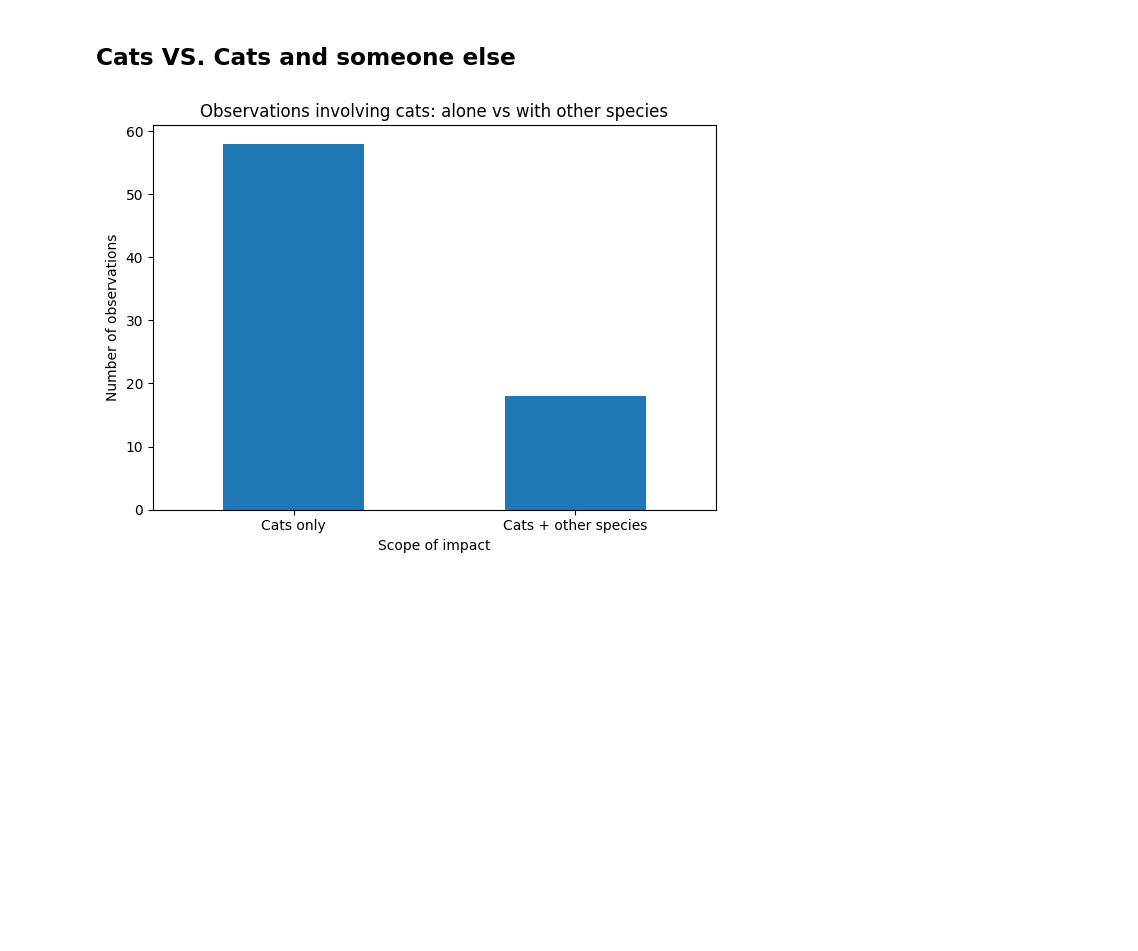
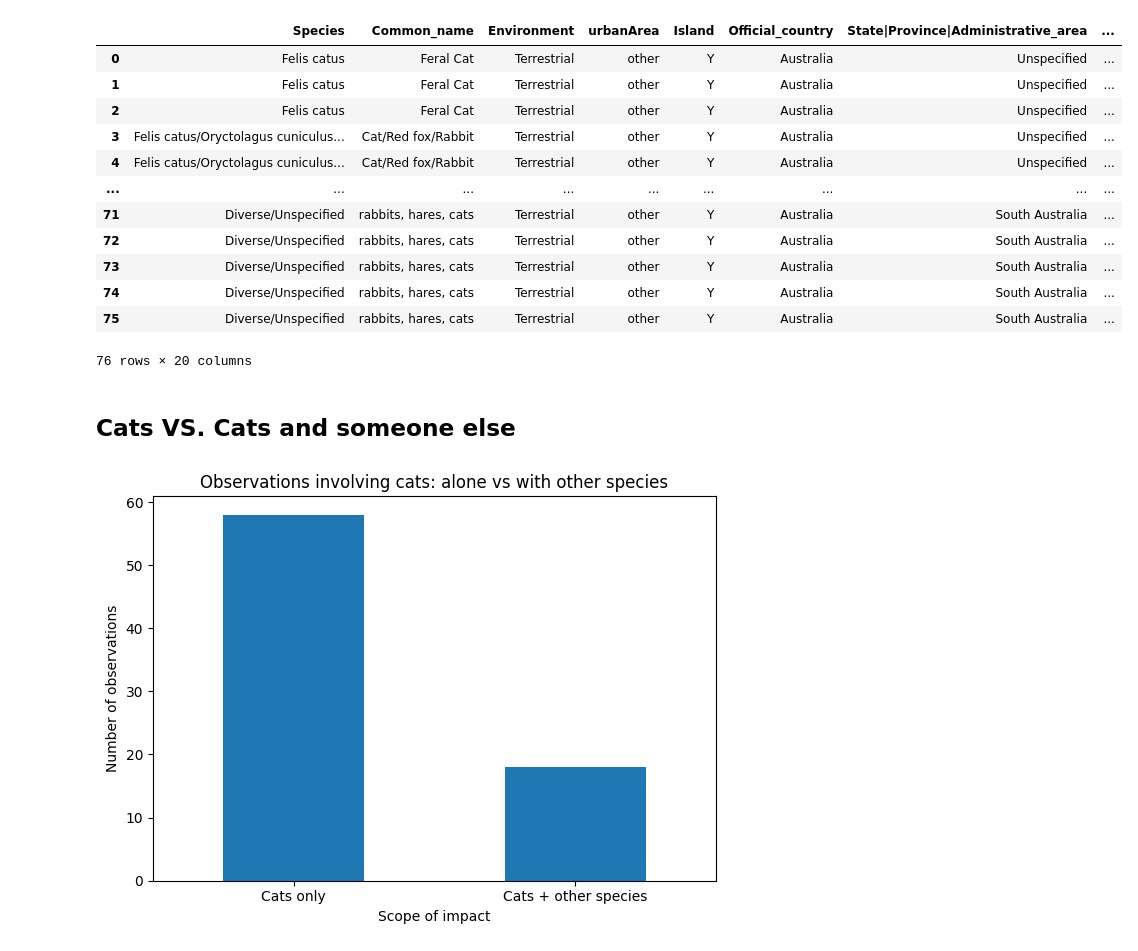
Before and after one commit to liza-drini/ceu-ds-project-C-2026, a Jupyter notebook: src/econ_visualization_aiana.ipynb, the cells around one changed output. Drawn from its saved outputs; the diff is of its cells as text; code cells hidden in the pictures; blank space fills up the shorter version.

```diff
--- a/src/econ_visualization_aiana.ipynb
+++ b/src/econ_visualization_aiana.ipynb
@@ -43,6 +43,22 @@ multi_species_df_eco = eco_df[
     eco_df['Common_name']
     .str.contains(',|\+| and |;', na=False)
 ]
+# %%
+eco_df
+# %% [output]
+|  | Species | Common_name | Environment | urbanArea | Island | Official_country | State|Province|Administrative_area | ... |
+| 0 | Felis catus | Feral Cat | Terrestrial | other | Y | Australia | Unspecified | ... |
+| 1 | Felis catus | Feral Cat | Terrestrial | other | Y | Australia | Unspecified | ... |
+| 2 | Felis catus | Feral Cat | Terrestrial | other | Y | Australia | Unspecified | ... |
+| 3 | Felis catus/Oryctolagus cuniculus... | Cat/Red fox/Rabbit | Terrestrial | other | Y | Australia | Unspecified | ... |
+| 4 | Felis catus/Oryctolagus cuniculus... | Cat/Red fox/Rabbit | Terrestrial | other | Y | Australia | Unspecified | ... |
+| ... | ... | ... | ... | ... | ... | ... | ... | ... |
+| 71 | Diverse/Unspecified | rabbits, hares, cats | Terrestrial | other | Y | Australia | South Australia | ... |
+| 72 | Diverse/Unspecified | rabbits, hares, cats | Terrestrial | other | Y | Australia | South Australia | ... |
+| 73 | Diverse/Unspecified | rabbits, hares, cats | Terrestrial | other | Y | Australia | South Australia | ... |
+| 74 | Diverse/Unspecified | rabbits, hares, cats | Terrestrial | other | Y | Australia | South Australia | ... |
+| 75 | Diverse/Unspecified | rabbits, hares, cats | Terrestrial | other | Y | Australia | South Australia | ... |
+76 rows × 20 columns
 # %% [markdown]
 ## Cats VS. Cats and someone else
 # %%
```
